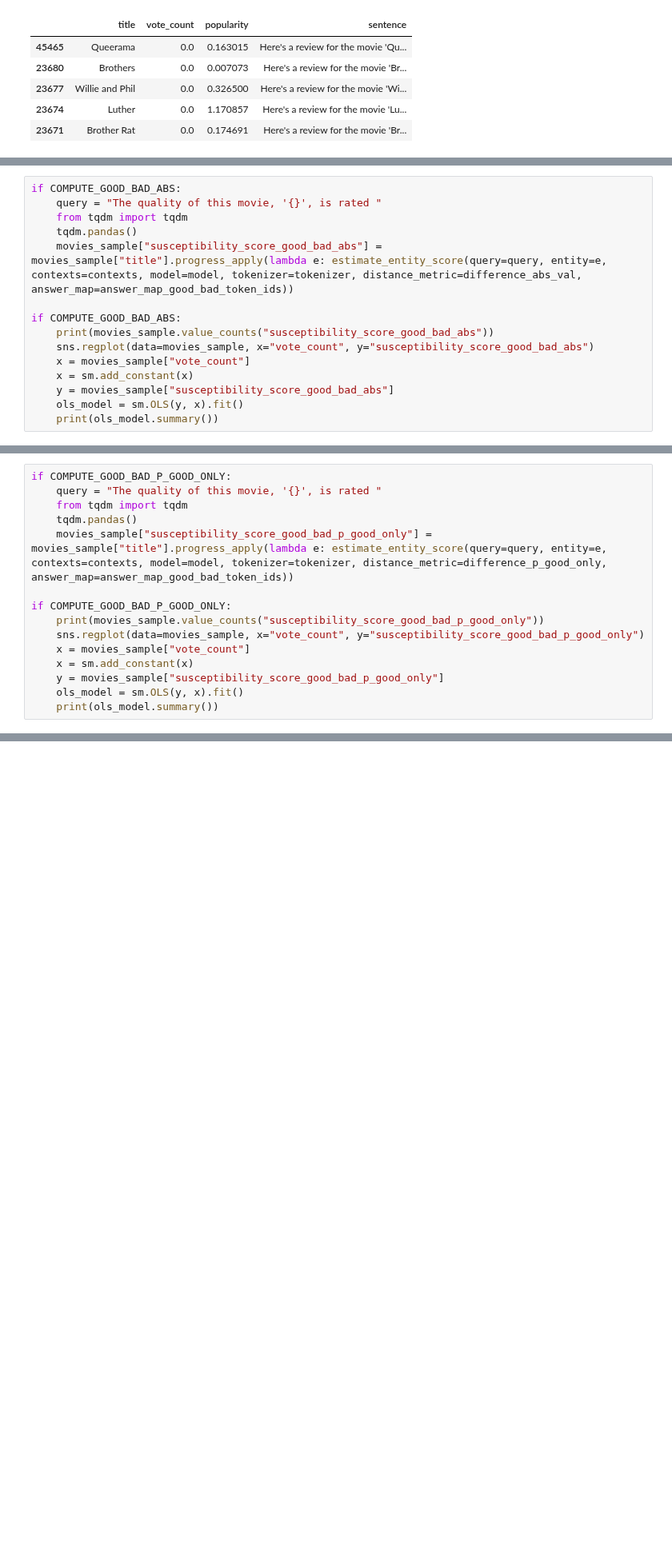
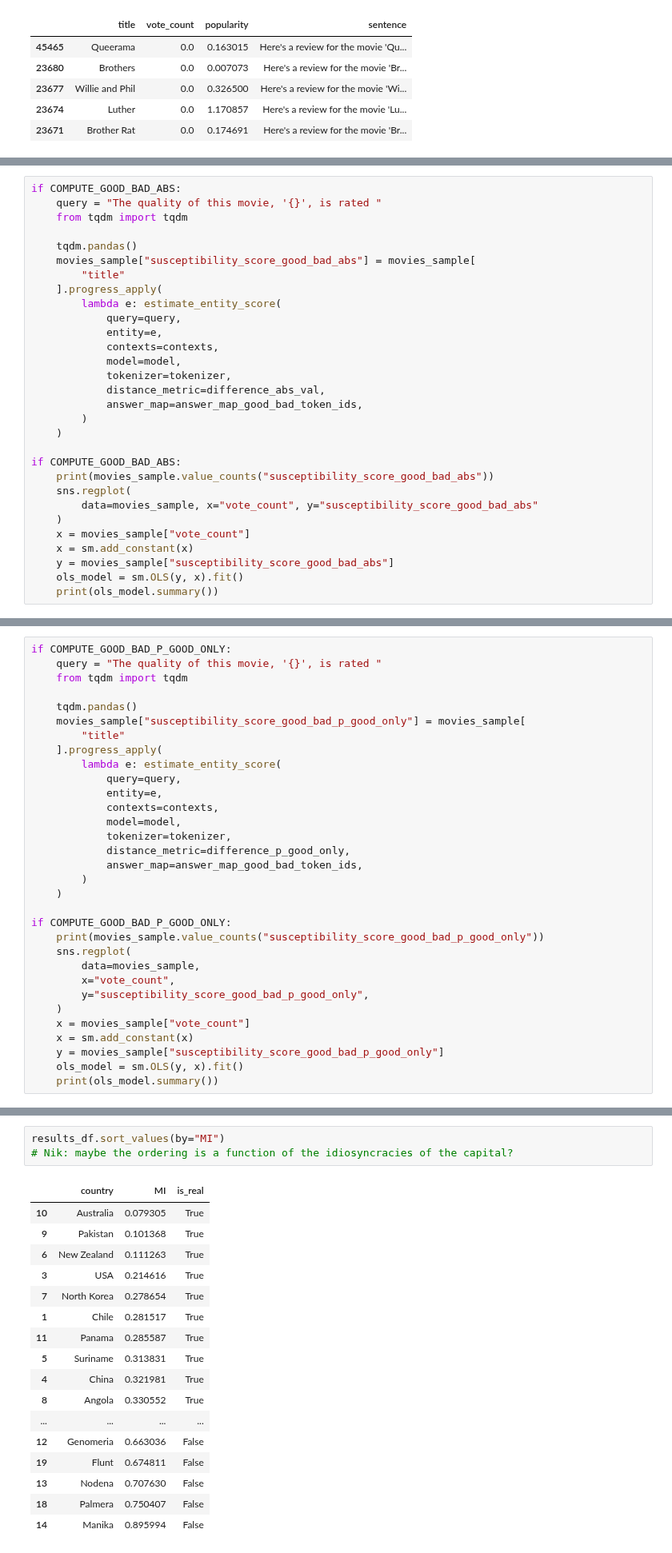
Before and after one commit to kdu4108/measureLM, a Jupyter notebook: susceptibility_scores.ipynb, the cells around one changed output, grey strips where cells are left out. Shown at 80% size. Cells and saved outputs as stored; diff of their text form; blank space fills up the shorter version.

Commit message:
Add fake country capitals experiment

```diff
--- a/susceptibility_scores.ipynb
+++ b/susceptibility_scores.ipynb
@@ -301,12 +325,27 @@ strong multicollinearity or other numerical problems.
 if COMPUTE_GOOD_BAD_ABS:
     query = "The quality of this movie, '{}', is rated "
     from tqdm import tqdm
+
     tqdm.pandas()
-    movies_sample["susceptibility_score_good_bad_abs"] = movies_sample["title"].progress_apply(lambda e: estimate_entity_score(query=query, entity=e, contexts=contexts, model=model, tokenizer=tokenizer, distance_metric=difference_abs_val, answer_map=answer_map_good_bad_token_ids))
+    movies_sample["susceptibility_score_good_bad_abs"] = movies_sample[
+        "title"
+    ].progress_apply(
+        lambda e: estimate_entity_score(
+            query=query,
+            entity=e,
+            contexts=contexts,
+            model=model,
+            tokenizer=tokenizer,
+            distance_metric=difference_abs_val,
+            answer_map=answer_map_good_bad_token_ids,
+        )
+    )
 
 if COMPUTE_GOOD_BAD_ABS:
     print(movies_sample.value_counts("susceptibility_score_good_bad_abs"))
-    sns.regplot(data=movies_sample, x="vote_count", y="susceptibility_score_good_bad_abs")
+    sns.regplot(
+        data=movies_sample, x="vote_count", y="susceptibility_score_good_bad_abs"
+    )
     x = movies_sample["vote_count"]
     x = sm.add_constant(x)
     y = movies_sample["susceptibility_score_good_bad_abs"]
@@ -335,12 +355,29 @@ strong multicollinearity or other numerical problems.
 if COMPUTE_GOOD_BAD_P_GOOD_ONLY:
     query = "The quality of this movie, '{}', is rated "
     from tqdm import tqdm
+
     tqdm.pandas()
-    movies_sample["susceptibility_score_good_bad_p_good_only"] = movies_sample["title"].progress_apply(lambda e: estimate_entity_score(query=query, entity=e, contexts=contexts, model=model, tokenizer=tokenizer, distance_metric=difference_p_good_only, answer_map=answer_map_good_bad_token_ids))
+    movies_sample["susceptibility_score_good_bad_p_good_only"] = movies_sample[
+        "title"
+    ].progress_apply(
+        lambda e: estimate_entity_score(
+            query=query,
+            entity=e,
+            contexts=contexts,
+            model=model,
+            tokenizer=tokenizer,
+            distance_metric=difference_p_good_only,
+            answer_map=answer_map_good_bad_token_ids,
+        )
+    )
 
 if COMPUTE_GOOD_BAD_P_GOOD_ONLY:
     print(movies_sample.value_counts("susceptibility_score_good_bad_p_good_only"))
-    sns.regplot(data=movies_sample, x="vote_count", y="susceptibility_score_good_bad_p_good_only")
+    sns.regplot(
+        data=movies_sample,
+        x="vote_count",
+        y="susceptibility_score_good_bad_p_good_only",
+    )
     x = movies_sample["vote_count"]
     x = sm.add_constant(x)
     y = movies_sample["susceptibility_score_good_bad_p_good_only"]
@@ -367,0 +868,21 @@ strong multicollinearity or other numerical problems.
+# %%
+results_df.sort_values(by="MI")
+# Nik: maybe the ordering is a function of the idiosyncracies of the capital?
+# %% [output]
+|  | country | MI | is_real |
+| 10 | Australia | 0.079305 | True |
+| 9 | Pakistan | 0.101368 | True |
+| 6 | New Zealand | 0.111263 | True |
+| 3 | USA | 0.214616 | True |
+| 7 | North Korea | 0.278654 | True |
+| 1 | Chile | 0.281517 | True |
+| 11 | Panama | 0.285587 | True |
+| 5 | Suriname | 0.313831 | True |
+| 4 | China | 0.321981 | True |
+| 8 | Angola | 0.330552 | True |
+| ... | ... | ... | ... |
+| 12 | Genomeria | 0.663036 | False |
+| 19 | Flunt | 0.674811 | False |
+| 13 | Nodena | 0.707630 | False |
+| 18 | Palmera | 0.750407 | False |
+| 14 | Manika | 0.895994 | False |
```
Also changed, not shown: parts of 25 cells of this notebook.
